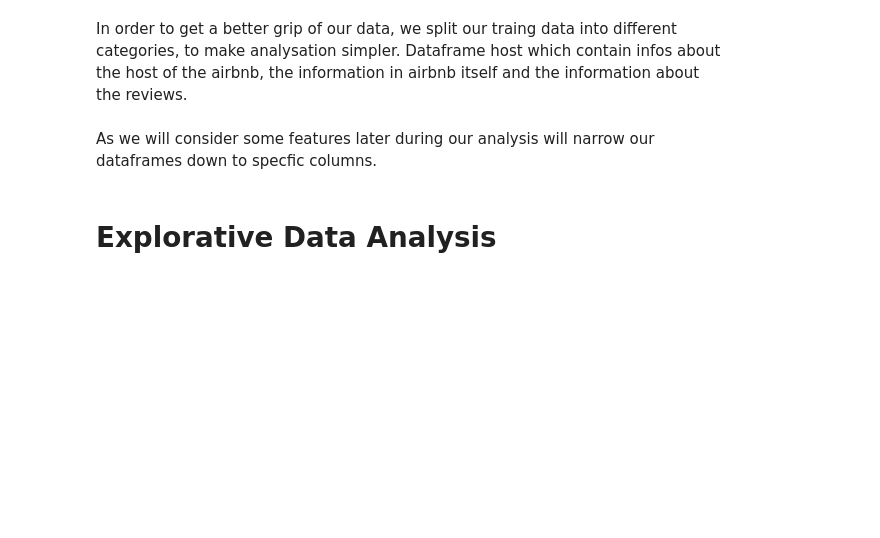
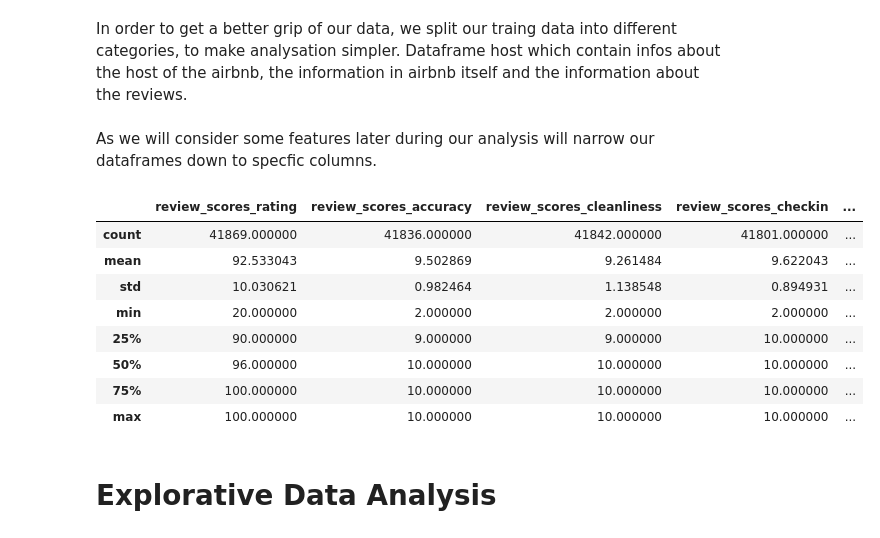
Before and after one commit to Janalytics94/AirBnBpricePredictor, a Jupyter notebook: notebooks/airbnb.ipynb, the cells around one changed output. Drawn from its saved outputs; the diff is of its cells as text; code cells hidden in the pictures; blank space fills up the shorter version.

```diff
--- a/notebooks/airbnb.ipynb
+++ b/notebooks/airbnb.ipynb
@@ -196,6 +247,18 @@ host, airbnb, review_scores = Processor().split_df(train)
 As we will consider some features later during our analysis will narrow our dataframes down to specfic columns.
 # %%
 airbnb = airbnb.drop(['picture_url', 'longitude', 'latitude', 'zipcode', 'neighbourhood'], axis=1)
+# %%
+review_scores.describe()
+# %% [output]
+|  | review_scores_rating | review_scores_accuracy | review_scores_cleanliness | review_scores_checkin | ... |
+| count | 41869.000000 | 41836.000000 | 41842.000000 | 41801.000000 | ... |
+| mean | 92.533043 | 9.502869 | 9.261484 | 9.622043 | ... |
+| std | 10.030621 | 0.982464 | 1.138548 | 0.894931 | ... |
+| min | 20.000000 | 2.000000 | 2.000000 | 2.000000 | ... |
+| 25% | 90.000000 | 9.000000 | 9.000000 | 10.000000 | ... |
+| 50% | 96.000000 | 10.000000 | 10.000000 | 10.000000 | ... |
+| 75% | 100.000000 | 10.000000 | 10.000000 | 10.000000 | ... |
+| max | 100.000000 | 10.000000 | 10.000000 | 10.000000 | ... |
 # %% [markdown]
 # Explorative Data Analysis
 # %%
```
Also changed, not shown: parts of 24 cells of this notebook, 3 other files.
